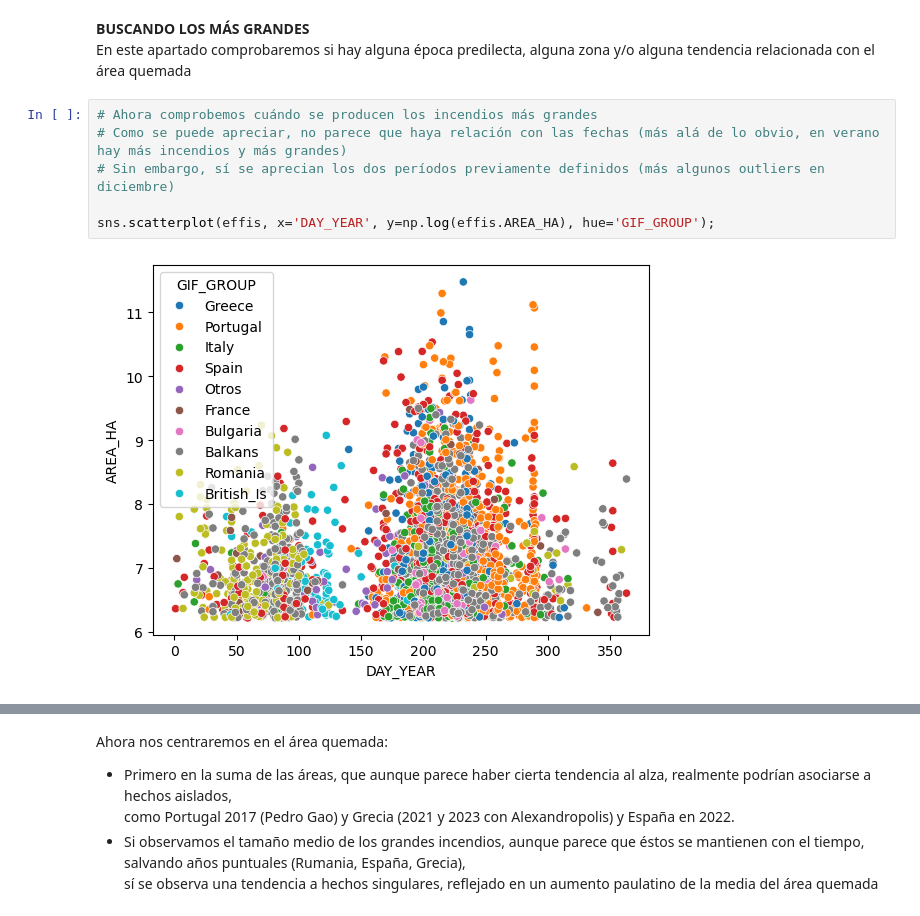
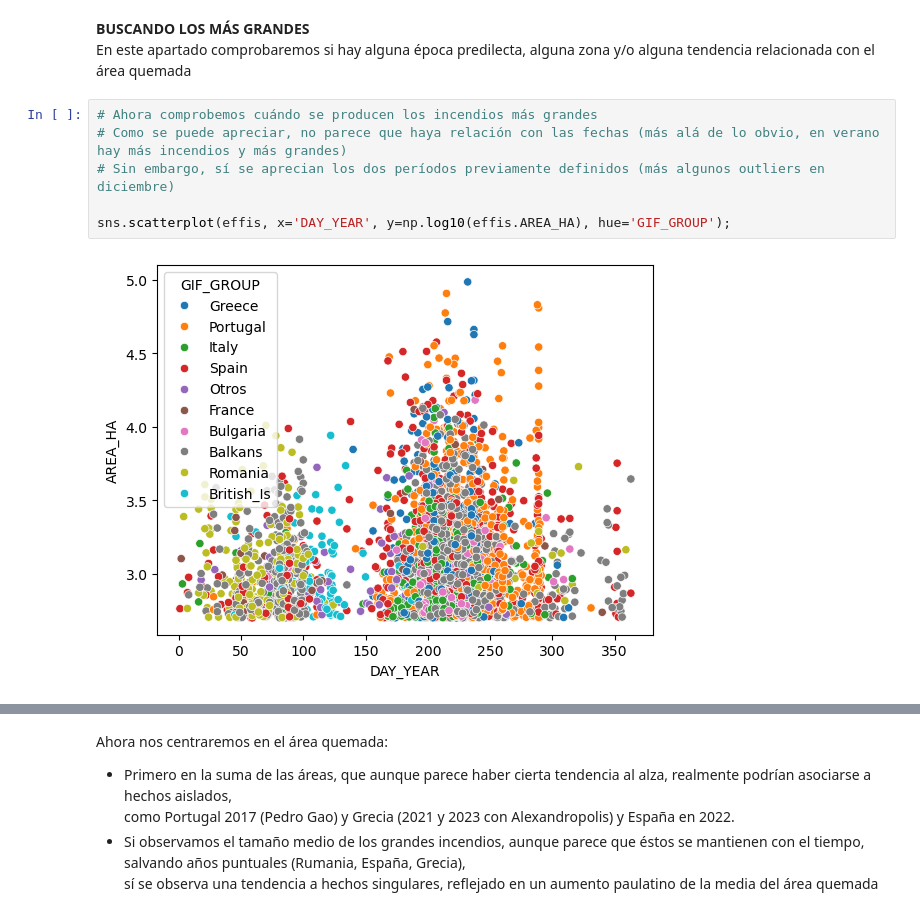
Before and after one commit to vrieraj/EDA_EFFIS, a Jupyter notebook: EDA_EFFIS.ipynb, the cells around one changed output, grey strips where cells are left out. Drawn from its saved outputs; the diff is of its cells as text.

```diff
--- a/EDA_EFFIS.ipynb
+++ b/EDA_EFFIS.ipynb
@@ -562,11 +562,11 @@ En este apartado comprobaremos si hay alguna época predilecta, alguna zona y/o
 # %%
 # Ahora comprobemos cuándo se producen los incendios más grandes
 # Como se puede apreciar, no parece que haya relación con las fechas (más alá de lo obvio, en verano hay más incendios y más grandes)
 # Sin embargo, sí se aprecian los dos períodos previamente definidos (más algunos outliers en diciembre)
 
-sns.scatterplot(effis, x='DAY_YEAR', y=np.log(effis.AREA_HA), hue='GIF_GROUP');
+sns.scatterplot(effis, x='DAY_YEAR', y=np.log10(effis.AREA_HA), hue='GIF_GROUP');
 # %% [output]
-[figure, old version]
+[figure, new version]
 # %%
 # De nuevo, comparemos la evolución de los grandes incendios en función de los días julianos y por grupo de países
 # Volvemos a apreciar esa tendencia de incendios de primavera en Rumanía, Balcanes e Islas Británicas,
```
Also changed, not shown: parts of 9 cells of this notebook.
